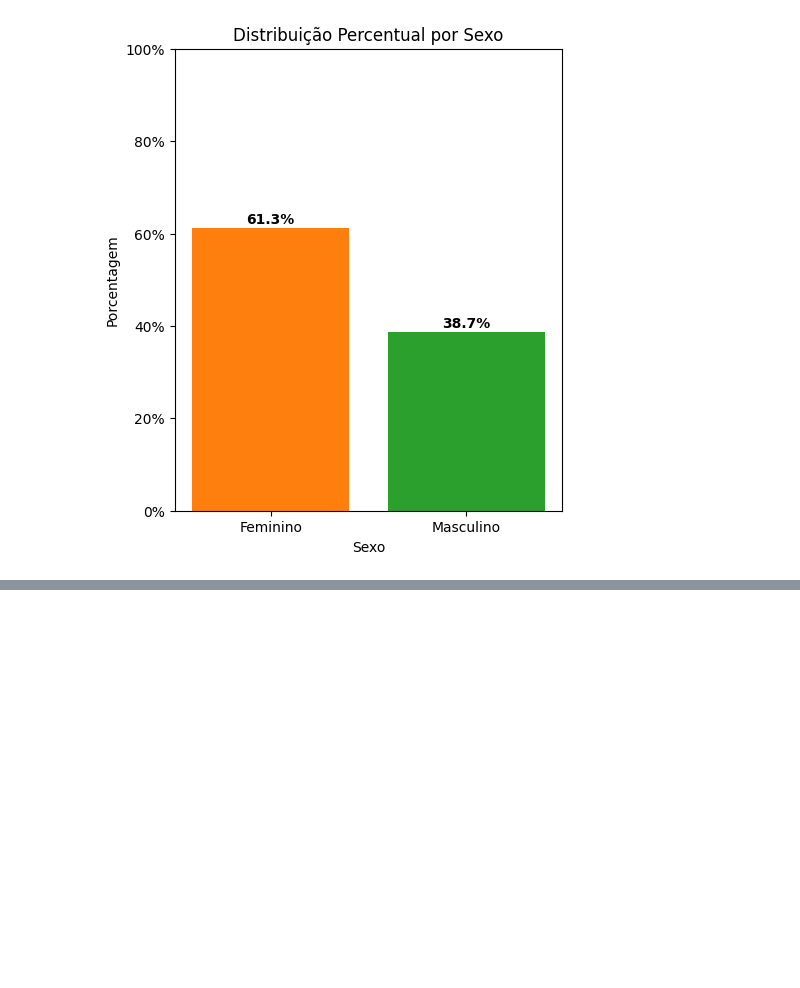
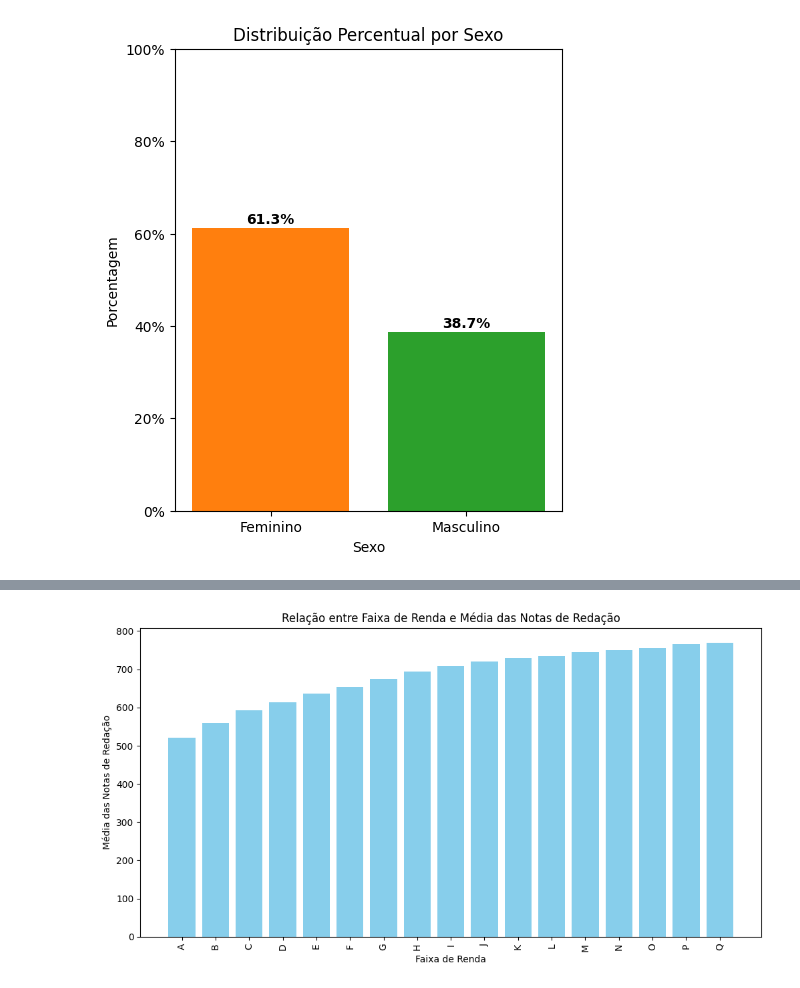
Before and after one commit to osamuelmarlon/analise_exploratoria_enem, a Jupyter notebook: analise_exploratoria_enem.ipynb, the cells around one changed output, grey strips where cells are left out. Saved outputs shown, nothing was run; the diff lists cells and outputs as text; code cells hidden in the pictures; blank space fills up the shorter version.

```diff
--- a/analise_exploratoria_enem.ipynb
+++ b/analise_exploratoria_enem.ipynb
@@ -219,0 +222,3 @@ plt.show()
+# %%
+colunas_redacao_renda = microdadosEnemSelecionado[['Q006', 'NU_NOTA_REDACAO']]
+colunas_redacao_renda.head()
@@ -219,0 +232,4 @@ plt.show()
+# %%
+#Limpa os dados retirando os valores N/A (NaN)
+colunas_redacao_renda = colunas_redacao_renda.dropna()
+colunas_redacao_renda.head()
@@ -219,0 +269,12 @@ plt.show()
+# %%
+media_renda = colunas_redacao_renda.groupby('Q006')['NU_NOTA_REDACAO'].mean()
+
+plt.figure(figsize=(12, 6))
+plt.bar(media_renda.index, media_renda.values, color='skyblue')
+plt.xlabel('Faixa de Renda')
+plt.ylabel('Média das Notas de Redação')
+plt.title('Relação entre Faixa de Renda e Média das Notas de Redação')
+plt.xticks(rotation=90)
+plt.show()
+# %% [output]
+[figure, added]
```
Also changed, not shown: parts of 13 cells of this notebook.
